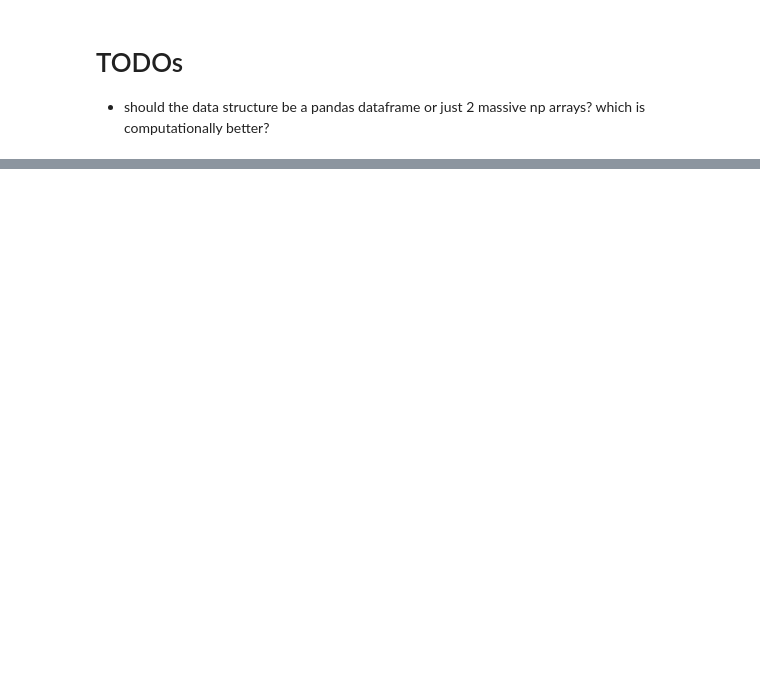
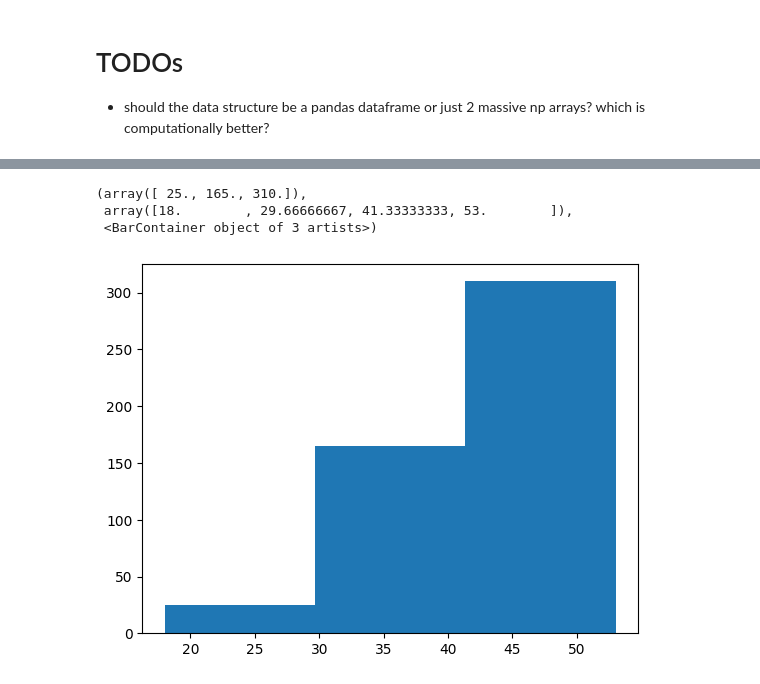
Before and after one commit to madelyn-redick/AI_sudoku_solver, a Jupyter notebook: exploration.ipynb, the cells around one changed output, grey strips where cells are left out. Saved outputs shown, nothing was run; the diff lists cells and outputs as text; code cells hidden in the pictures; blank space fills up the shorter version.

```diff
--- a/exploration.ipynb
+++ b/exploration.ipynb
@@ -30,0 +10,10 @@ df_strings
+# %%
+# load in data
+all_puzzles = pd.read_csv('sudoku_500.csv')
+
+# convert strings of ints to 9x9 numpy arrays
+transformed = all_puzzles.map(lambda x: np.array([int(i) for i in list(x)]).reshape((9, 9)))
+
+# isolate unsolved puzzles and their solutions
+puzzles = transformed["puzzle"]
+solutions = transformed["solution"]
@@ -30,0 +91,3 @@ df_strings
+# %%
+for i in range(len(puzzles)):
+    print(i, puzzles[i])
@@ -30,0 +124,15 @@ df_strings
+# %%
+import numpy as np
+import pandas as pd
+
+# Example: assume 'puzzles_series' is a pandas Series where each element is a 9x9 numpy array.
+# puzzles_series = pd.Series([array1, array2, ...])
+
+# Define the function to count zeros in a puzzle (9x9 numpy array)
+def count_zeros(puzzle):
+    return np.count_nonzero(puzzle == 0)
+
+# Find indices where the puzzle has exactly 30 zeros
+indices_with_30_zeros = [idx for idx, puzzle in puzzles.items() if count_zeros(puzzle) == 37]
+
+print("Indices of puzzles with exactly 30 zeros:", indices_with_30_zeros)
@@ -30,0 +157,9 @@ df_strings
+# %%
+num_zeros = [count_zeros(puzzles[i]) for i in range(len(puzzles))]
+
+plt.hist(num_zeros, bins=3)
+# %% [output]
+(array([ 25., 165., 310.]),
+ array([18.        , 29.66666667, 41.33333333, 53.        ]),
+ <BarContainer object of 3 artists>)
+[figure, added]
```
Also changed, not shown: parts of 17 cells of this notebook, 27 other files.
